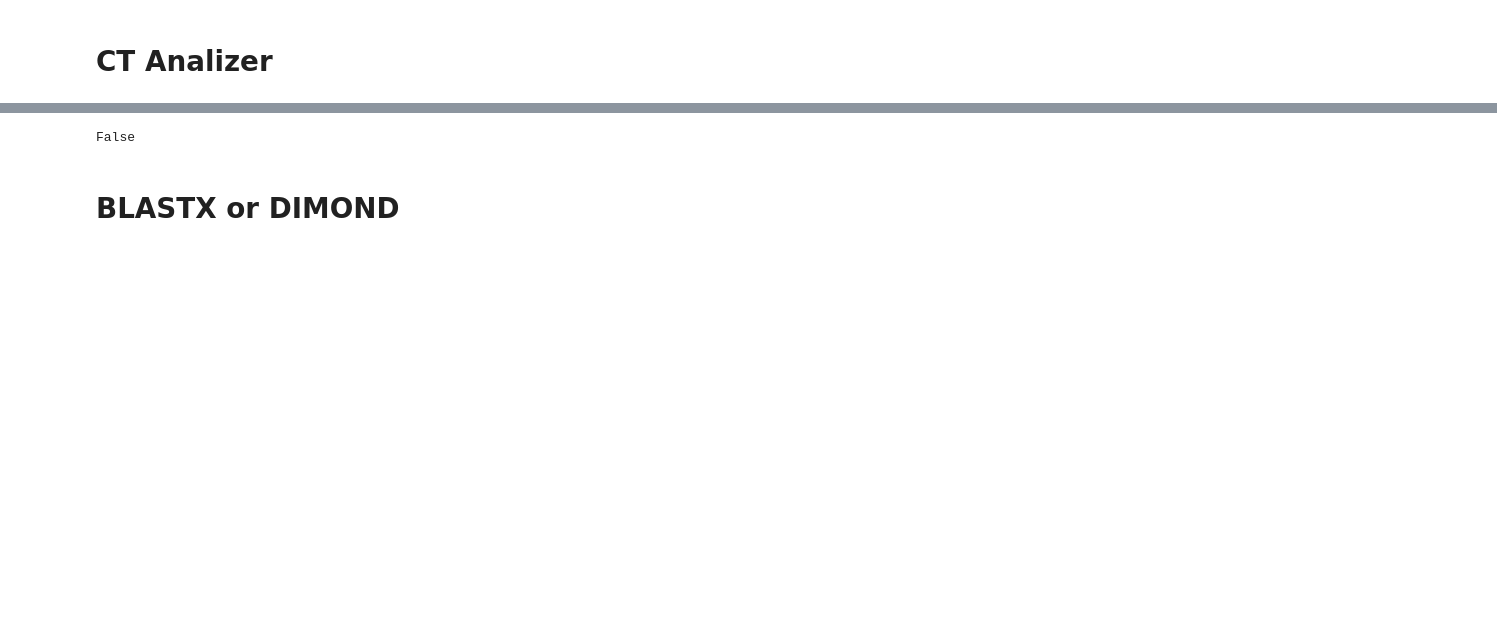
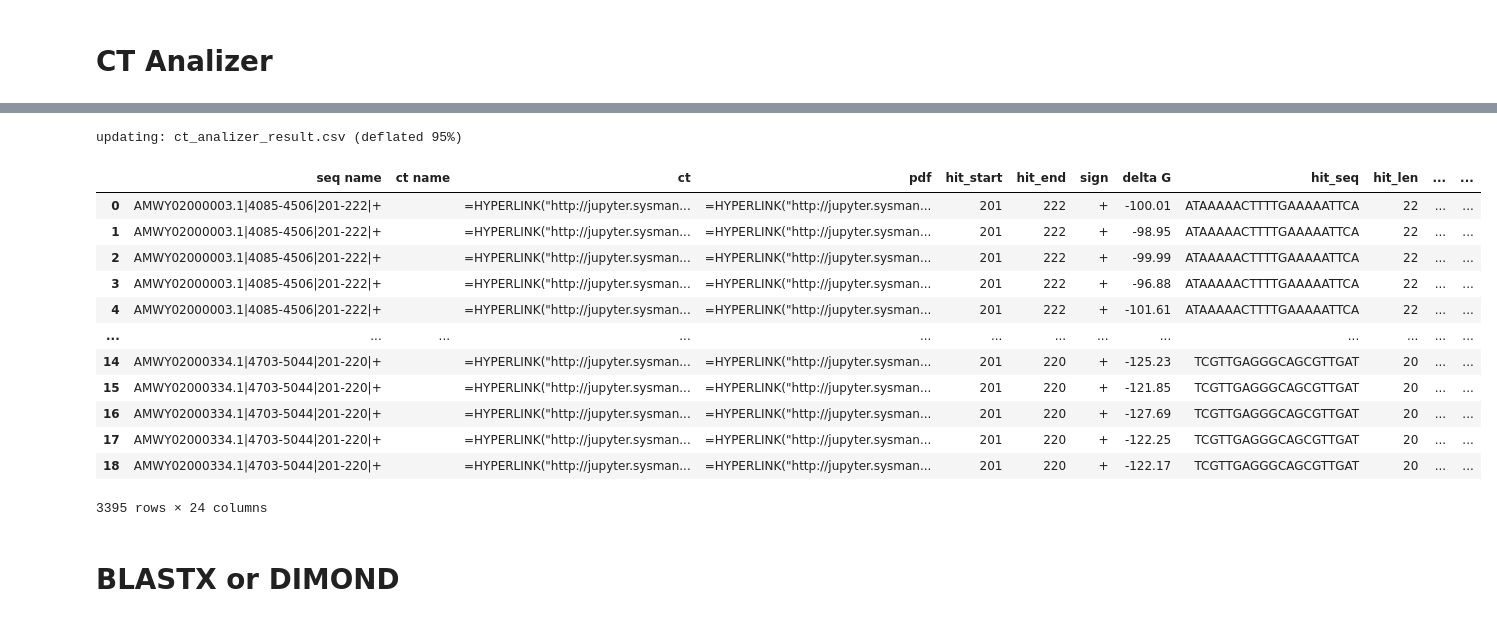
Before and after one commit to Ilia-Abolhasani/amir-p3, a Jupyter notebook: Code.ipynb, the cells around one changed output, grey strips where cells are left out. Drawn from its saved outputs; the diff is of its cells as text; code cells hidden in the pictures; blank space fills up the shorter version.

Commit message:
Export CT analizer features as csv file. some CT analizer erores were fixed.

```diff
--- a/Code.ipynb
+++ b/Code.ipynb
@@ -1126,11 +1092,8 @@ print(num_of_linking_residues)
 # %%
-# self Hit_self_complementarity
-star_branching = not ((values[star_range-1] < star_start) | (values[star_range-1] > star_end)).all()
-star_branching
+def get_star_branching(star_start, star_end, star_range, values):
+    return not ((values[star_range-1] < star_start) | (values[star_range-1] > star_end)).all()
-# %% [output]
-False
 # %%
-def getBOI_5p():
+def getBOI_5p(hit_start, hit_end, values):
     # first calc latest non zero value
     for i in range(hit_end-1, 0, -1):
         if(values[i] != 0):
@@ -1158,7 +1121,7 @@ def getBOI_5p():
             return [i + 1, values[i]]
     print("Error")
 
-def getBOI_3p():
+def getBOI_3p(hit_start, hit_end, values):
     # first calc latest non zero value
     for i in range(hit_start, len(values)):
         if(values[i] != 0):
@@ -1187,11 +1150,10 @@ def getBOI_3p():
     print("Error")
 
 
-#BOI, Branch of interest
-if(mir_type not in ['3p','5p']):
-    pass
-else:
+def get_boi(hit_start, hit_end, values, mir_type):
+    if(mir_type not in ['3p','5p']):
+        return [np.nan, np.nan]
     if(mir_type == '5p'):
-        [boi_start, boi_end] = getBOI_5p()
+        return getBOI_5p(hit_start, hit_end, values)
     if(mir_type == '3p'):
-        [boi_start, boi_end] = getBOI_3p()
+        return getBOI_3p(hit_start, hit_end, values)
@@ -1198,3 +1250,36 @@ else:
+# %%
+'''def get_df_by_tag(tag):
+    ct_files = glob.glob(f'{base}{reformat(tag)}/SEQ_*.ct')
+    return pd.Series(ct_files).apply(lambda path: get_row(tag, path))
+df['tag'].apply(lambda t : get_df_by_tag(t))''';
+# %%
+def get_df_by_tag(tag):
+    ct_files = glob.glob(f'{base}{reformat(tag)}/SEQ_*.ct')
+    return pd.Series(ct_files).apply(lambda path: get_row(tag, path))
+dfs = []
+for d in process_map(get_df_by_tag , df['tag'], tqdm_class=tqdm, max_workers=mp.cpu_count()- 1, chunksize=5):
+    dfs.append(d)
+df_result = pd.concat(dfs,axis=0)
+df_result.to_csv("ct_analizer_result.csv", index=False)
+!zip -r ct_analizer_result.csv.zip ./ct_analizer_result.csv
+# %% [output]
+updating: ct_analizer_result.csv (deflated 95%)
+# %%
+df_result
+# %% [output]
+|  | seq name | ct name | ct | pdf | hit_start | hit_end | sign | delta G | hit_seq | hit_len | ... | ... |
+| 0 | AMWY02000003.1|4085-4506|201-222|+ |  | =HYPERLINK("http://jupyter.sysman... | =HYPERLINK("http://jupyter.sysman... | 201 | 222 | + | -100.01 | ATAAAAACTTTTGAAAAATTCA | 22 | ... | ... |
+| 1 | AMWY02000003.1|4085-4506|201-222|+ |  | =HYPERLINK("http://jupyter.sysman... | =HYPERLINK("http://jupyter.sysman... | 201 | 222 | + | -98.95 | ATAAAAACTTTTGAAAAATTCA | 22 | ... | ... |
+| 2 | AMWY02000003.1|4085-4506|201-222|+ |  | =HYPERLINK("http://jupyter.sysman... | =HYPERLINK("http://jupyter.sysman... | 201 | 222 | + | -99.99 | ATAAAAACTTTTGAAAAATTCA | 22 | ... | ... |
+| 3 | AMWY02000003.1|4085-4506|201-222|+ |  | =HYPERLINK("http://jupyter.sysman... | =HYPERLINK("http://jupyter.sysman... | 201 | 222 | + | -96.88 | ATAAAAACTTTTGAAAAATTCA | 22 | ... | ... |
+| 4 | AMWY02000003.1|4085-4506|201-222|+ |  | =HYPERLINK("http://jupyter.sysman... | =HYPERLINK("http://jupyter.sysman... | 201 | 222 | + | -101.61 | ATAAAAACTTTTGAAAAATTCA | 22 | ... | ... |
+| ... | ... | ... | ... | ... | ... | ... | ... | ... | ... | ... | ... | ... |
+| 14 | AMWY02000334.1|4703-5044|201-220|+ |  | =HYPERLINK("http://jupyter.sysman... | =HYPERLINK("http://jupyter.sysman... | 201 | 220 | + | -125.23 | TCGTTGAGGGCAGCGTTGAT | 20 | ... | ... |
+| 15 | AMWY02000334.1|4703-5044|201-220|+ |  | =HYPERLINK("http://jupyter.sysman... | =HYPERLINK("http://jupyter.sysman... | 201 | 220 | + | -121.85 | TCGTTGAGGGCAGCGTTGAT | 20 | ... | ... |
+| 16 | AMWY02000334.1|4703-5044|201-220|+ |  | =HYPERLINK("http://jupyter.sysman... | =HYPERLINK("http://jupyter.sysman... | 201 | 220 | + | -127.69 | TCGTTGAGGGCAGCGTTGAT | 20 | ... | ... |
+| 17 | AMWY02000334.1|4703-5044|201-220|+ |  | =HYPERLINK("http://jupyter.sysman... | =HYPERLINK("http://jupyter.sysman... | 201 | 220 | + | -122.25 | TCGTTGAGGGCAGCGTTGAT | 20 | ... | ... |
+| 18 | AMWY02000334.1|4703-5044|201-220|+ |  | =HYPERLINK("http://jupyter.sysman... | =HYPERLINK("http://jupyter.sysman... | 201 | 220 | + | -122.17 | TCGTTGAGGGCAGCGTTGAT | 20 | ... | ... |
+3395 rows × 24 columns
 # %% [markdown]
 # BLASTX or DIMOND
 # %% [markdown]
```
Also changed, not shown: parts of 19 cells of this notebook.
